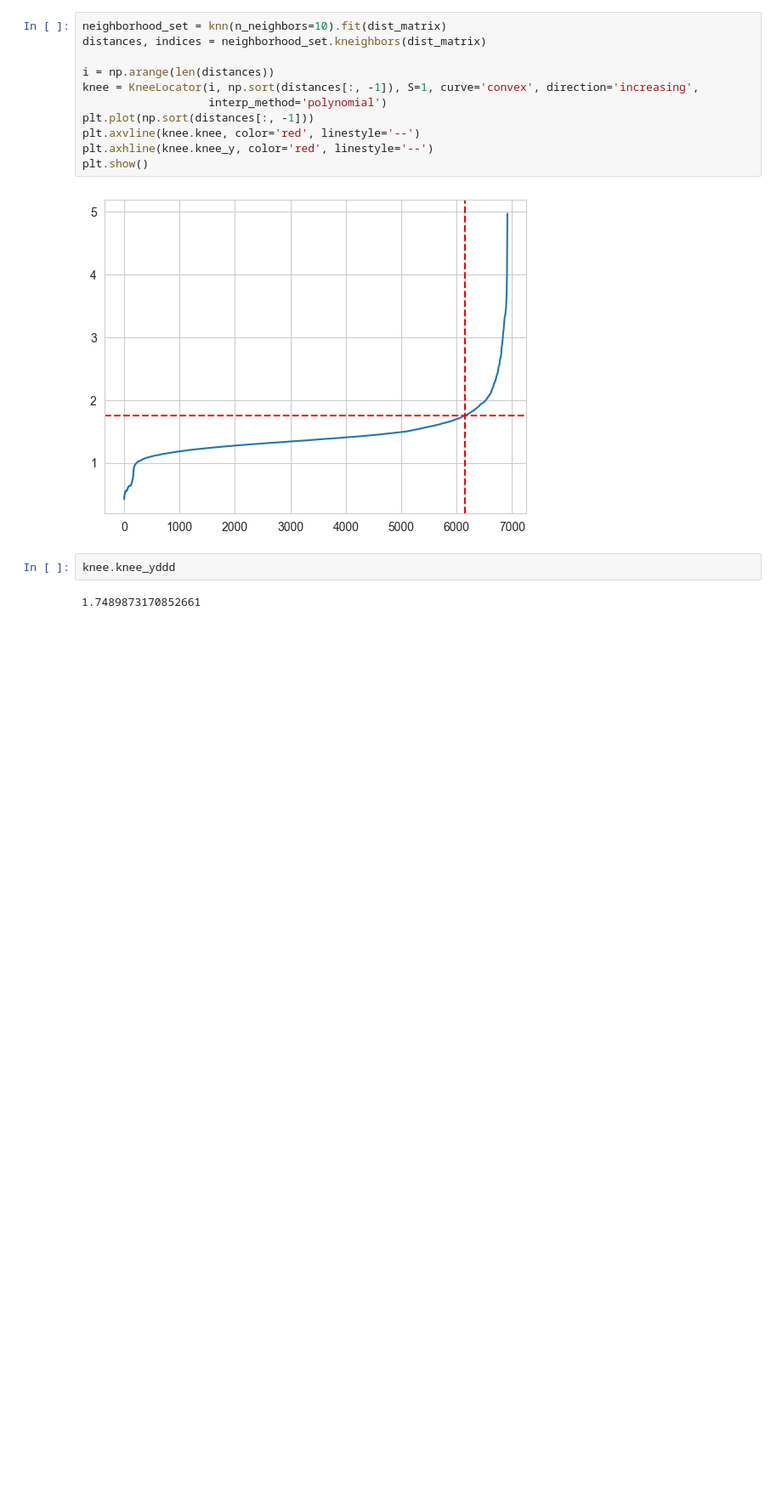
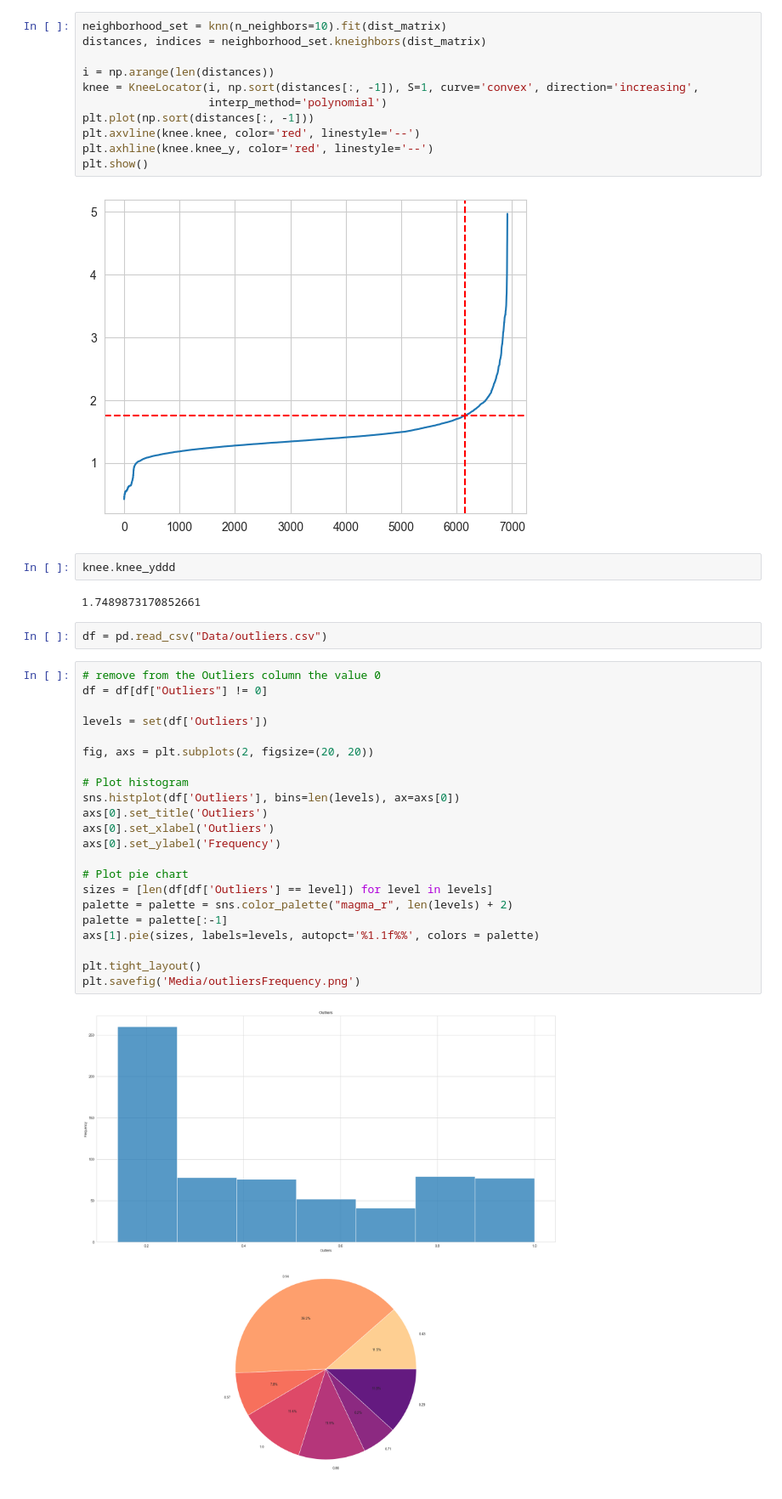
Before and after one commit to michelebanfi/anomaly-detection, a Jupyter notebook: project.ipynb, the cells around one changed output. Shown at 85% size. Cells and saved outputs as stored; diff of their text form; blank space fills up the shorter version.

```diff
--- a/project.ipynb
+++ b/project.ipynb
@@ -85,3 +85,29 @@ plt.show()
 knee.knee_yddd
 # %% [output]
 1.7489873170852661
+# %%
+df = pd.read_csv("Data/outliers.csv")
+# %%
+# remove from the Outliers column the value 0
+df = df[df["Outliers"] != 0]
+
+levels = set(df['Outliers'])
+
+fig, axs = plt.subplots(2, figsize=(20, 20))
+
+# Plot histogram
+sns.histplot(df['Outliers'], bins=len(levels), ax=axs[0])
+axs[0].set_title('Outliers')
+axs[0].set_xlabel('Outliers')
+axs[0].set_ylabel('Frequency')
+
+# Plot pie chart
+sizes = [len(df[df['Outliers'] == level]) for level in levels]
+palette = palette = sns.color_palette("magma_r", len(levels) + 2)
+palette = palette[:-1]
+axs[1].pie(sizes, labels=levels, autopct='%1.1f%%', colors = palette)
+
+plt.tight_layout()
+plt.savefig('Media/outliersFrequency.png')
+# %% [output]
+[figure, added]
```
Also changed, not shown: 12 other files.
